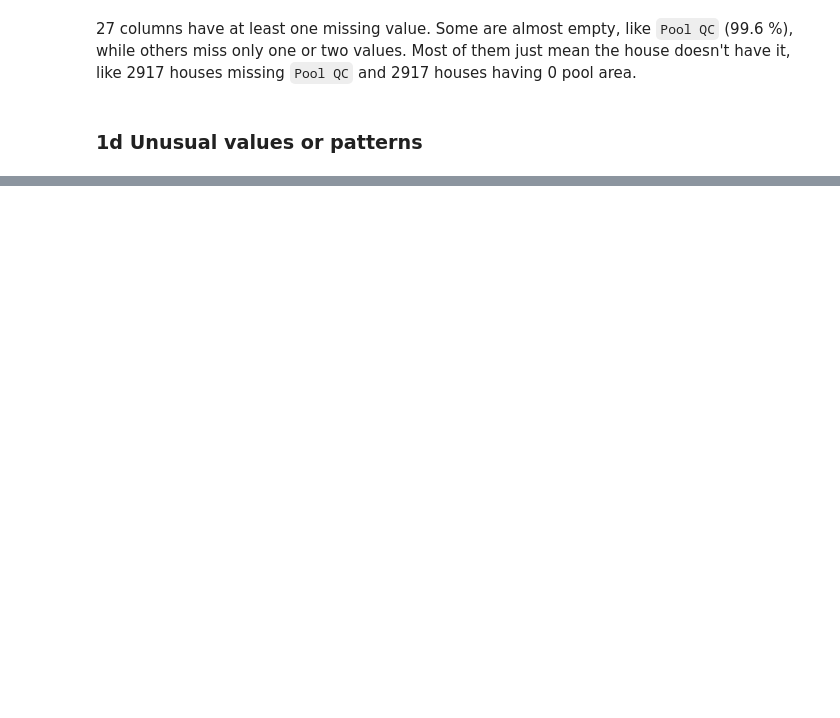
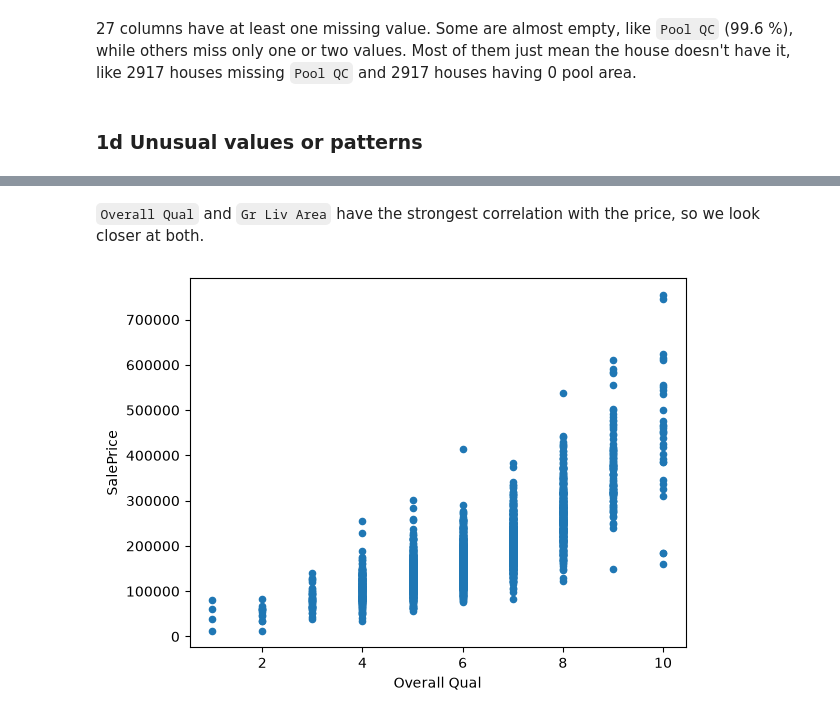
Before and after one commit to J-0-S-E/IE500618-Assignment1, a Jupyter notebook: housing_price_prediction.ipynb, the cells around one changed output, grey strips where cells are left out. Cells and saved outputs as stored; diff of their text form; code cells hidden in the pictures; blank space fills up the shorter version.

```diff
--- a/housing_price_prediction.ipynb
+++ b/housing_price_prediction.ipynb
@@ -188,0 +250,7 @@ df[df["Garage Yr Blt"] > 2010][["Year Built", "Garage Yr Blt", "Yr Sold"]]
+# %% [markdown]
+`Overall Qual` and `Gr Liv Area` have the strongest correlation with the price, so we look closer at both.
+# %%
+df.plot.scatter(x="Overall Qual", y="SalePrice")
+plt.show()
+# %% [output]
+[figure, added]
```
Also changed, not shown: parts of 52 cells of this notebook.
